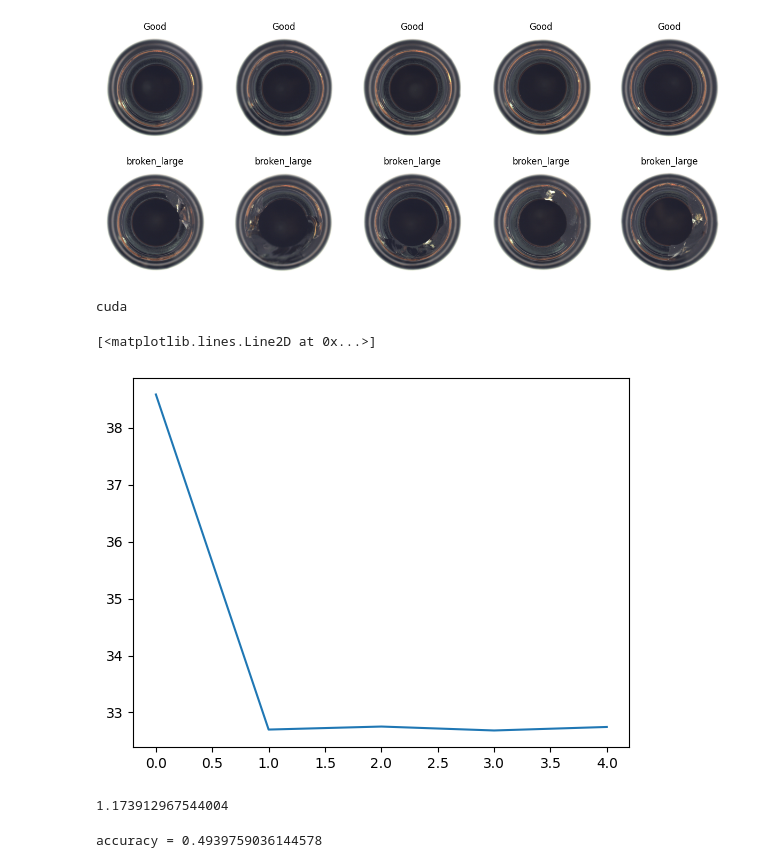
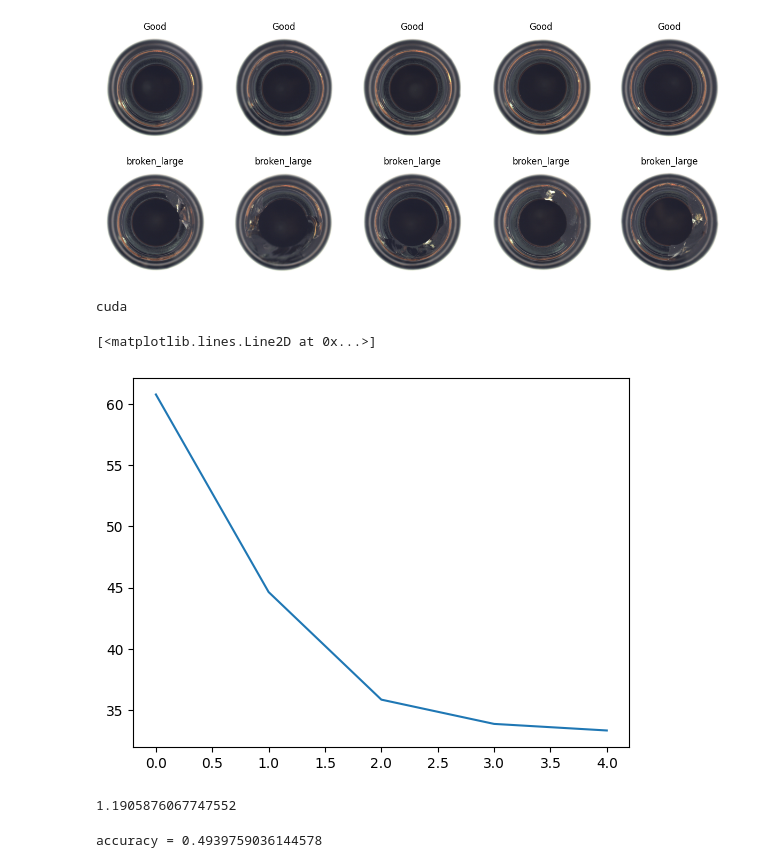
Before and after one commit to xZenshin/Anomaly-Detection, a Jupyter notebook: Anomaly_Detector_3000.ipynb, the cells around one changed output. Cells and saved outputs as stored; diff of their text form; code cells hidden in the pictures.

```diff
--- a/Anomaly_Detector_3000.ipynb
+++ b/Anomaly_Detector_3000.ipynb
@@ -72,11 +72,7 @@ class AutoEncoder(nn.Module):
         # Encoder
         self.encoder = nn.Sequential(
             nn.Flatten(),
-            nn.Linear(input_dim, input_dim // 2),
-            nn.ReLU(),
-            nn.Linear(input_dim // 2, input_dim // 4),
-            nn.ReLU(),
-            nn.Linear(input_dim // 4, hidden_dim * 2),
+            nn.Linear(input_dim, hidden_dim * 2),
             nn.ReLU(),
             nn.Linear(hidden_dim * 2, hidden_dim),
             nn.ReLU()
@@ -86,11 +82,7 @@ class AutoEncoder(nn.Module):
         self.decoder = nn.Sequential(
             nn.Linear(hidden_dim, hidden_dim * 2),
             nn.ReLU(),
-            nn.Linear(hidden_dim * 2, input_dim // 4),
-            nn.ReLU(),
-            nn.Linear(input_dim // 4, input_dim // 2),
-            nn.ReLU(),
-            nn.Linear(input_dim // 2, input_dim),
+            nn.Linear(hidden_dim * 2, input_dim),
             nn.Sigmoid(),
             nn.Unflatten(1,(3, 32, 32))
         )
@@ -192,17 +184,17 @@ def train_autoencoder(model, train_loader, num_epochs, learning_rate=1e4, device
 # %%
 
 device = torch.device("cuda" if torch.cuda.is_available() else "cpu")
 print(device)
-LR = 0.001
+LR = 0.01
 ae = AutoEncoder().to(device)
 optimizer = optim.Adam(ae.parameters(), lr=LR)
 
 losses = train_autoencoder(ae, train_loader, num_epochs=5, learning_rate=LR, device=device)
 plt.plot(losses)
 # %% [output]
 cuda
 [<matplotlib.lines.Line2D at 0x...>]
-[figure, old version]
+[figure, new version]
 # %%
 def get_anomaly_value(model, test_loader, device='cuda'):
     model.eval()
@@ -239,7 +231,7 @@ def get_anomaly_value(model, test_loader, device='cuda'):
 anomaly_threshold = get_anomaly_value(ae, test_loader)
 print(anomaly_threshold)
 # %% [output]
-1.173912967544004
+1.1905876067747552
 # %%
 def get_predictions(model, loader, threshold, device='cuda', return_all_images=False):
 
```
Also changed, not shown: parts of 1 cell of this notebook.
